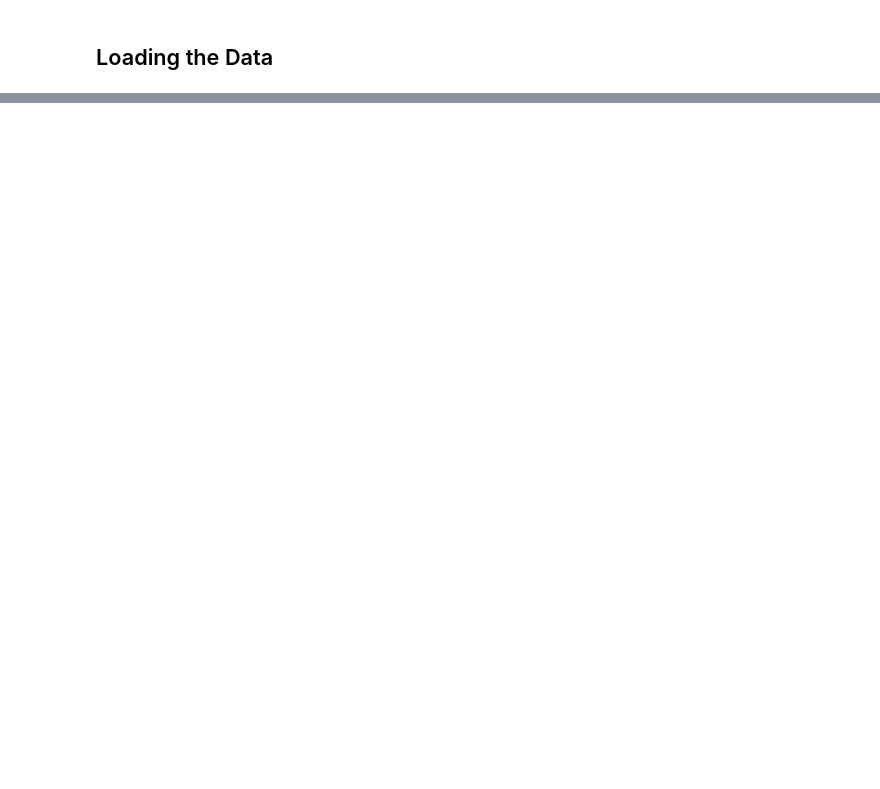
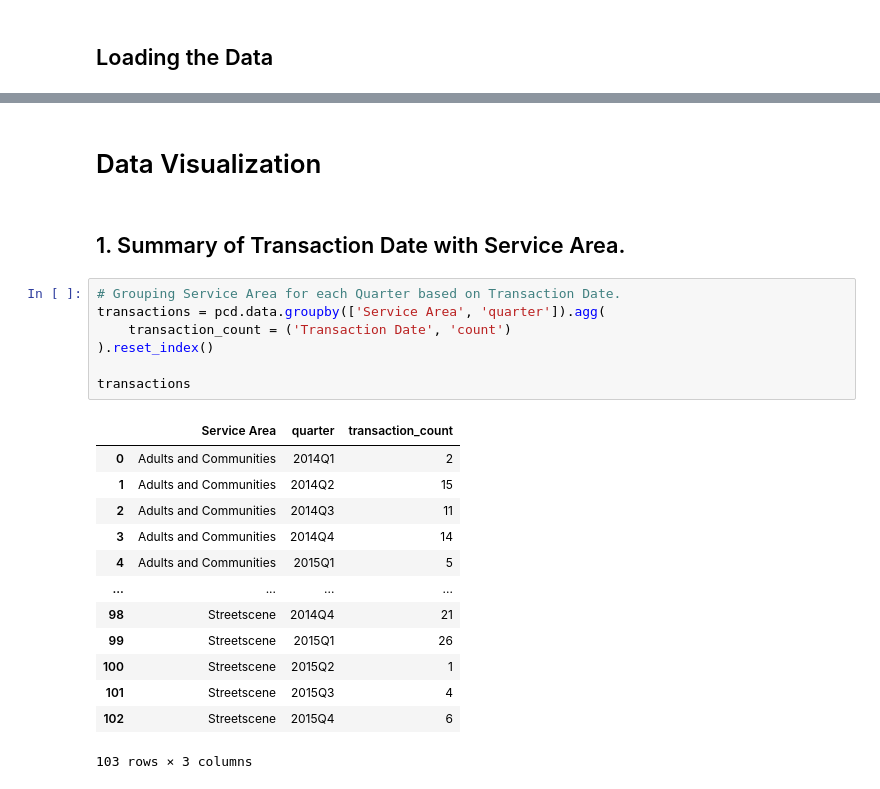
Before and after one commit to rachit-bhatt/Barnet-Borough-Credit-Card-Insights, a Jupyter notebook: Barnet Borough Credit Card Insights.ipynb, the cells around one changed output, grey strips where cells are left out. Drawn from its saved outputs; the diff is of its cells as text; blank space fills up the shorter version.

```diff
--- a/Barnet Borough Credit Card Insights.ipynb
+++ b/Barnet Borough Credit Card Insights.ipynb
@@ -122,0 +352,25 @@ pcd_17_18
+# %% [markdown]
+# Data Visualization
+# %% [markdown]
+## 1. Summary of Transaction Date with Service Area.
+# %%
+# Grouping Service Area for each Quarter based on Transaction Date.
+transactions = pcd.data.groupby(['Service Area', 'quarter']).agg(
+    transaction_count = ('Transaction Date', 'count')
+).reset_index()
+
+transactions
+# %% [output]
+|  | Service Area | quarter | transaction_count |
+| 0 | Adults and Communities | 2014Q1 | 2 |
+| 1 | Adults and Communities | 2014Q2 | 15 |
+| 2 | Adults and Communities | 2014Q3 | 11 |
+| 3 | Adults and Communities | 2014Q4 | 14 |
+| 4 | Adults and Communities | 2015Q1 | 5 |
+| ... | ... | ... | ... |
+| 98 | Streetscene | 2014Q4 | 21 |
+| 99 | Streetscene | 2015Q1 | 26 |
+| 100 | Streetscene | 2015Q2 | 1 |
+| 101 | Streetscene | 2015Q3 | 4 |
+| 102 | Streetscene | 2015Q4 | 6 |
+103 rows × 3 columns
```
Also changed, not shown: parts of 44 cells of this notebook.
